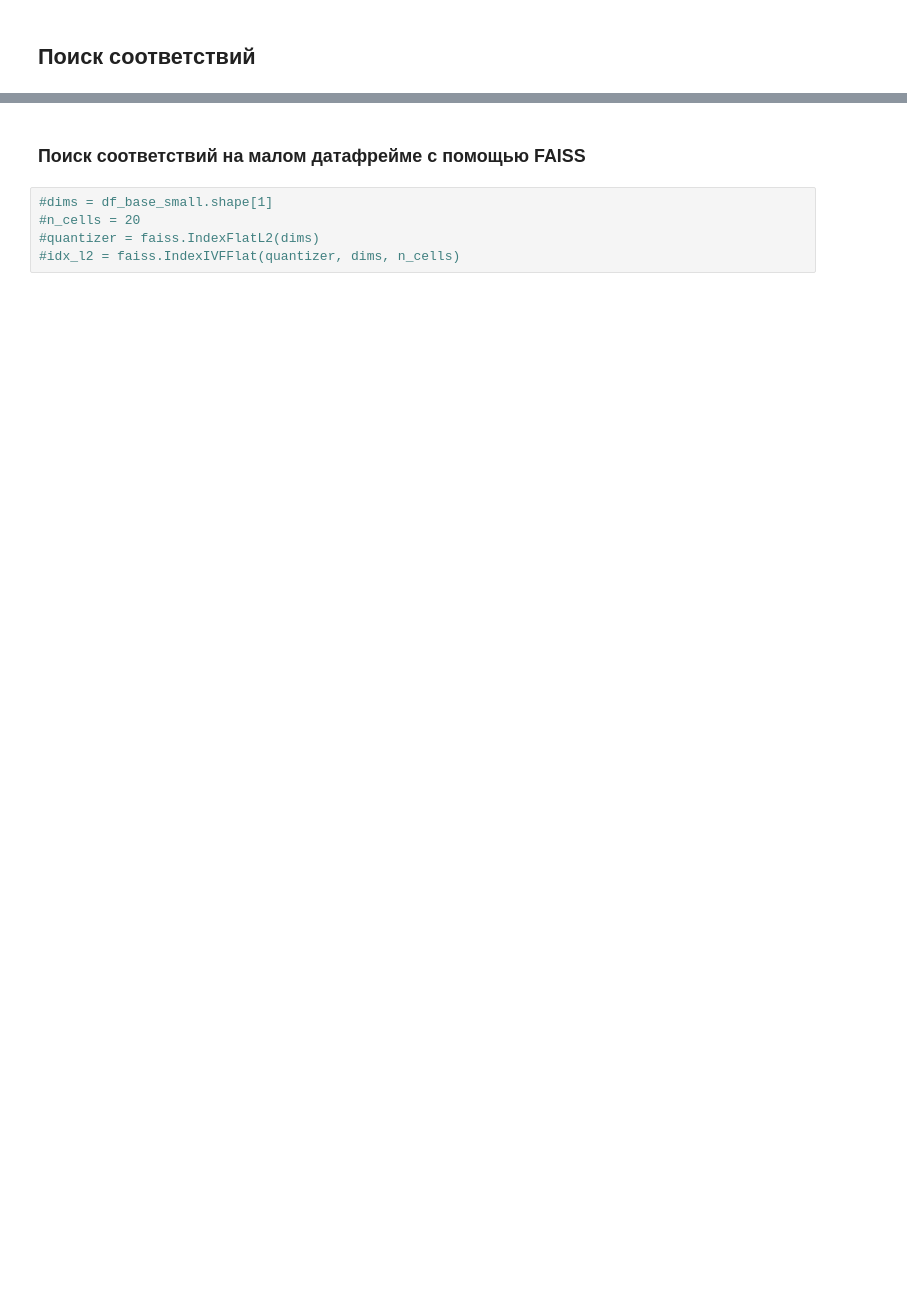
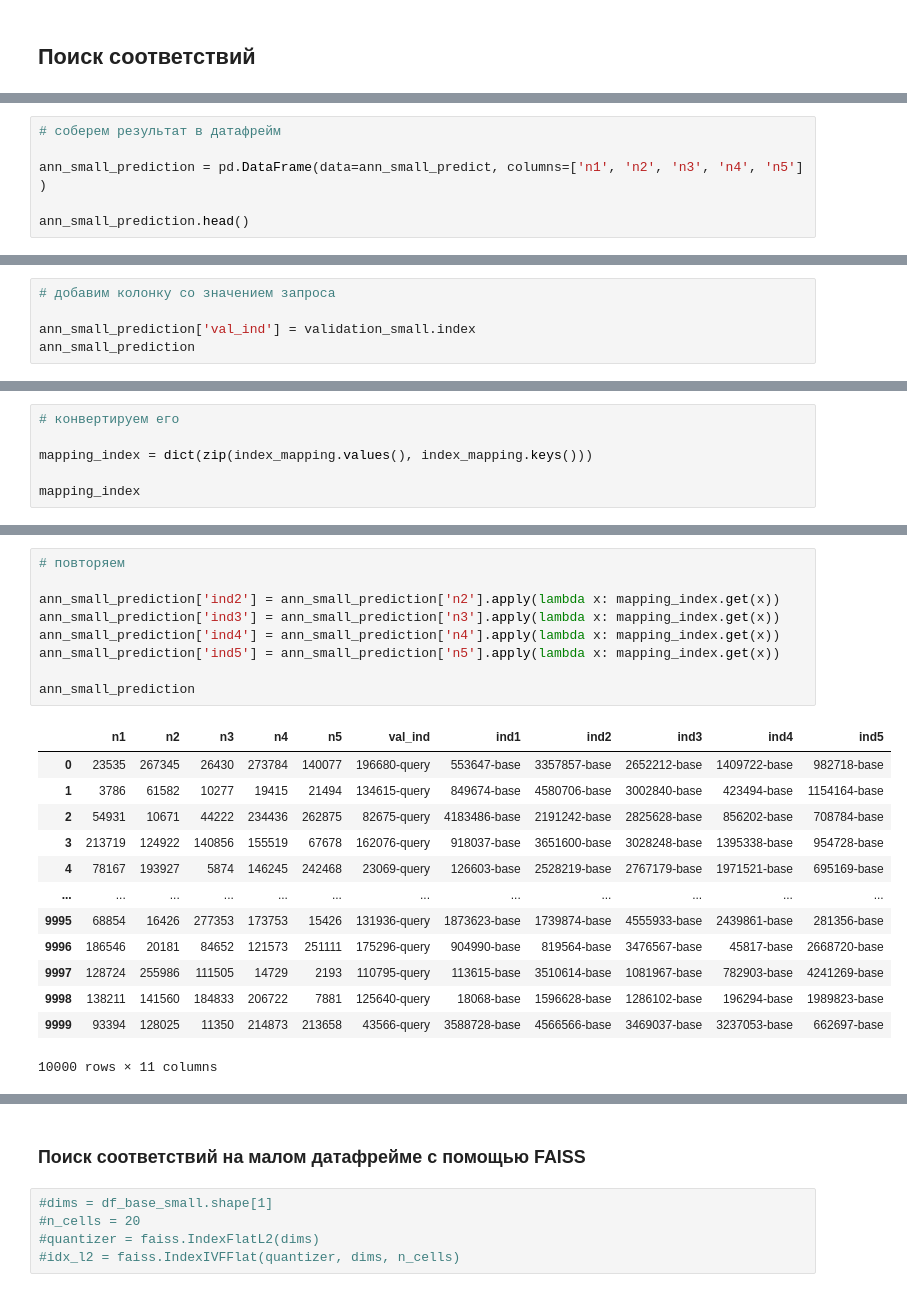
Before and after one commit to BelkaBoguto/PJ_13, a Jupyter notebook: boguto_masterskaya2.ipynb, the cells around one changed output, grey strips where cells are left out. Saved outputs shown, nothing was run; the diff lists cells and outputs as text; blank space fills up the shorter version.

```diff
--- a/boguto_masterskaya2.ipynb
+++ b/boguto_masterskaya2.ipynb
@@ -797,0 +872,6 @@ t_mini_batch_l
+# %%
+# соберем результат в датафрейм
+
+ann_small_prediction = pd.DataFrame(data=ann_small_predict, columns=['n1', 'n2', 'n3', 'n4', 'n5'] )
+
+ann_small_prediction.head()
@@ -797,0 +885,5 @@ t_mini_batch_l
+# %%
+# добавим колонку со значением запроса
+
+ann_small_prediction['val_ind'] = validation_small.index
+ann_small_prediction
@@ -797,0 +934,6 @@ t_mini_batch_l
+# %%
+# конвертируем его
+
+mapping_index = dict(zip(index_mapping.values(), index_mapping.keys()))
+
+mapping_index
@@ -797,0 +984,23 @@ t_mini_batch_l
+# %%
+# повторяем
+
+ann_small_prediction['ind2'] = ann_small_prediction['n2'].apply(lambda x: mapping_index.get(x))
+ann_small_prediction['ind3'] = ann_small_prediction['n3'].apply(lambda x: mapping_index.get(x))
+ann_small_prediction['ind4'] = ann_small_prediction['n4'].apply(lambda x: mapping_index.get(x))
+ann_small_prediction['ind5'] = ann_small_prediction['n5'].apply(lambda x: mapping_index.get(x))
+
+ann_small_prediction
+# %% [output]
+|  | n1 | n2 | n3 | n4 | n5 | val_ind | ind1 | ind2 | ind3 | ind4 | ind5 |
+| 0 | 23535 | 267345 | 26430 | 273784 | 140077 | 196680-query | 553647-base | 3357857-base | 2652212-base | 1409722-base | 982718-base |
+| 1 | 3786 | 61582 | 10277 | 19415 | 21494 | 134615-query | 849674-base | 4580706-base | 3002840-base | 423494-base | 1154164-base |
+| 2 | 54931 | 10671 | 44222 | 234436 | 262875 | 82675-query | 4183486-base | 2191242-base | 2825628-base | 856202-base | 708784-base |
+| 3 | 213719 | 124922 | 140856 | 155519 | 67678 | 162076-query | 918037-base | 3651600-base | 3028248-base | 1395338-base | 954728-base |
+| 4 | 78167 | 193927 | 5874 | 146245 | 242468 | 23069-query | 126603-base | 2528219-base | 2767179-base | 1971521-base | 695169-base |
+| ... | ... | ... | ... | ... | ... | ... | ... | ... | ... | ... | ... |
+| 9995 | 68854 | 16426 | 277353 | 173753 | 15426 | 131936-query | 1873623-base | 1739874-base | 4555933-base | 2439861-base | 281356-base |
+| 9996 | 186546 | 20181 | 84652 | 121573 | 251111 | 175296-query | 904990-base | 819564-base | 3476567-base | 45817-base | 2668720-base |
+| 9997 | 128724 | 255986 | 111505 | 14729 | 2193 | 110795-query | 113615-base | 3510614-base | 1081967-base | 782903-base | 4241269-base |
+| 9998 | 138211 | 141560 | 184833 | 206722 | 7881 | 125640-query | 18068-base | 1596628-base | 1286102-base | 196294-base | 1989823-base |
+| 9999 | 93394 | 128025 | 11350 | 214873 | 213658 | 43566-query | 3588728-base | 4566566-base | 3469037-base | 3237053-base | 662697-base |
+10000 rows × 11 columns
```
Also changed, not shown: parts of 51 cells of this notebook.
